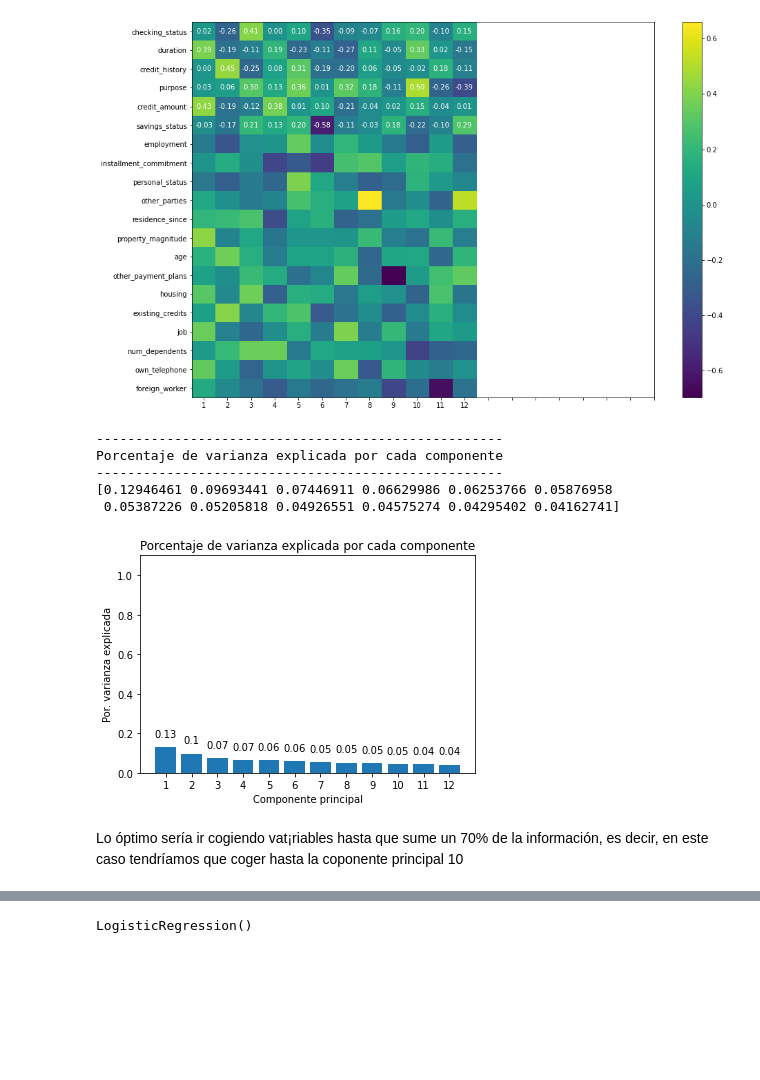
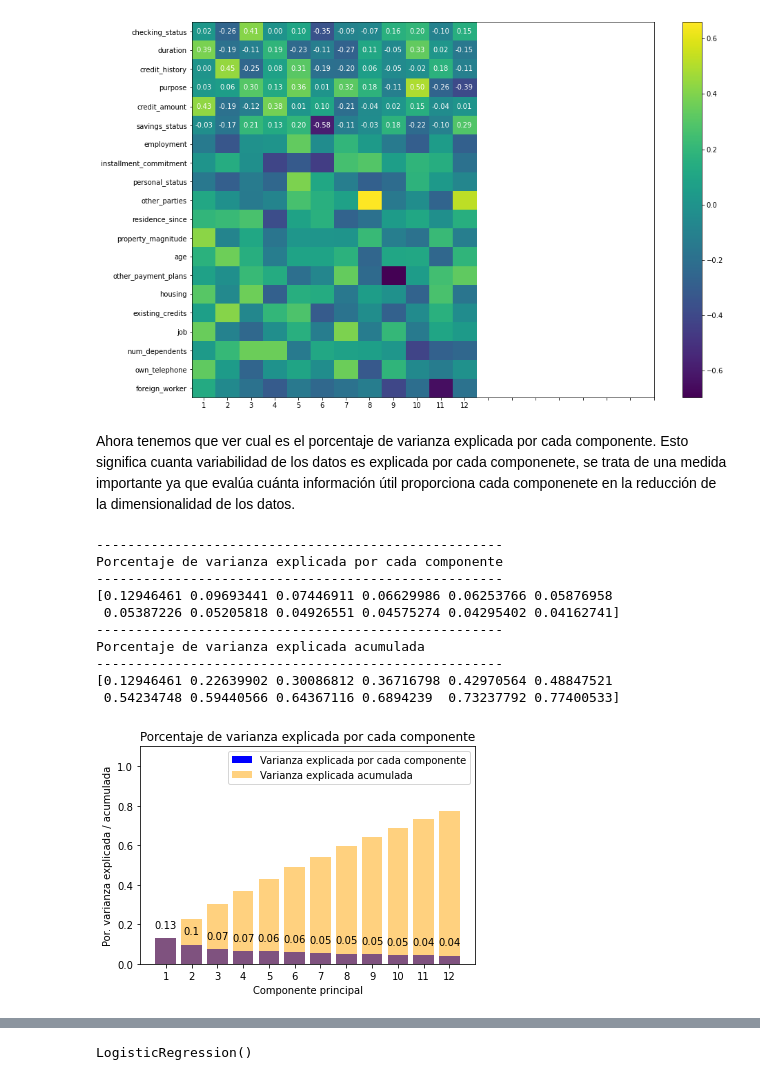
Before and after one commit to alegimeno1/TFG-Riesgo-de-Credito, a Jupyter notebook: RIESGO_CRÉDITO.ipynb, the cells around one changed output, grey strips where cells are left out. Cells and saved outputs as stored; diff of their text form; code cells hidden in the pictures; blank space fills up the shorter version.

```diff
--- a/RIESGO_CRÉDITO.ipynb
+++ b/RIESGO_CRÉDITO.ipynb
@@ -1191,39 +1315,69 @@ plt.grid(False)
 plt.colorbar();
 # %% [output]
 [figure]
+# %% [markdown]
+Ahora tenemos que ver cual es el porcentaje de varianza explicada por cada componente. Esto significa cuanta variabilidad de los datos es explicada por cada componenete, se trata de una medida importante ya que evalúa cuánta información útil proporciona cada componenete en la reducción de la dimensionalidad de los datos.
 # %%
+# Supongamos que ya tienes un modelo_pca ajustado
+prop_varianza_acum = modelo_pca.explained_variance_ratio_.cumsum()
 print('----------------------------------------------------')
 print('Porcentaje de varianza explicada por cada componente')
 print('----------------------------------------------------')
 print(modelo_pca.explained_variance_ratio_)
 
+print('----------------------------------------------------')
+print('Porcentaje de varianza explicada acumulada')
+print('----------------------------------------------------')
+print(prop_varianza_acum)
+
 fig, ax = plt.subplots(nrows=1, ncols=1, figsize=(6, 4))
+
+# Barra para el porcentaje de varianza explicada por cada componente
 ax.bar(
     x      = np.arange(modelo_pca.n_components_) + 1,
-    height = modelo_pca.explained_variance_ratio_
+    height = modelo_pca.explained_variance_ratio_,
+    color='blue',
+    label='Varianza explicada por cada componente'
 )
 
-for x, y in zip(np.arange(len(columnas)) + 1, modelo_pca.explained_variance_ratio_):
+# Barra para el porcentaje de varianza explicada acumulada
+ax.bar(
+    x      = np.arange(modelo_pca.n_components_) + 1,
+    height = prop_varianza_acum,
+    color='orange',
+    label='Varianza explicada acumulada',
+    alpha=0.5
+)
+
+# Anotaciones en las barras del porcentaje de varianza explicada por cada componente
+for x, y in zip(np.arange(modelo_pca.n_components_) + 1, modelo_pca.explained_variance_ratio_):
     label = round(y, 2)
     ax.annotate(
         label,
-        (x,y),
+        (x, y),
         textcoords="offset points",
-        xytext=(0,10),
+        xytext=(0, 10),
         ha='center'
     )
 
+# Configuración del gráfico
 ax.set_xticks(np.arange(modelo_pca.n_components_) + 1)
 ax.set_ylim(0, 1.1)
 ax.set_title('Porcentaje de varianza explicada por cada componente')
 ax.set_xlabel('Componente principal')
-ax.set_ylabel('Por. varianza explicada');
+ax.set_ylabel('Por. varianza explicada / acumulada')
+ax.legend()
+
+plt.show()
 # %% [output]
 ----------------------------------------------------
 Porcentaje de varianza explicada por cada componente
 ----------------------------------------------------
 [0.12946461 0.09693441 0.07446911 0.06629986 0.06253766 0.05876958
  0.05387226 0.05205818 0.04926551 0.04575274 0.04295402 0.04162741]
+----------------------------------------------------
+Porcentaje de varianza explicada acumulada
+----------------------------------------------------
+[0.12946461 0.22639902 0.30086812 0.36716798 0.42970564 0.48847521
+ 0.54234748 0.59440566 0.64367116 0.6894239  0.73237792 0.77400533]
-[figure, old version]
+[figure, new version]
-# %% [markdown]
-Lo óptimo sería ir cogiendo vat¡riables hasta que sume un 70% de la información, es decir, en este caso tendríamos que coger hasta la coponente principal 10
```
Also changed, not shown: parts of 181 cells of this notebook.
